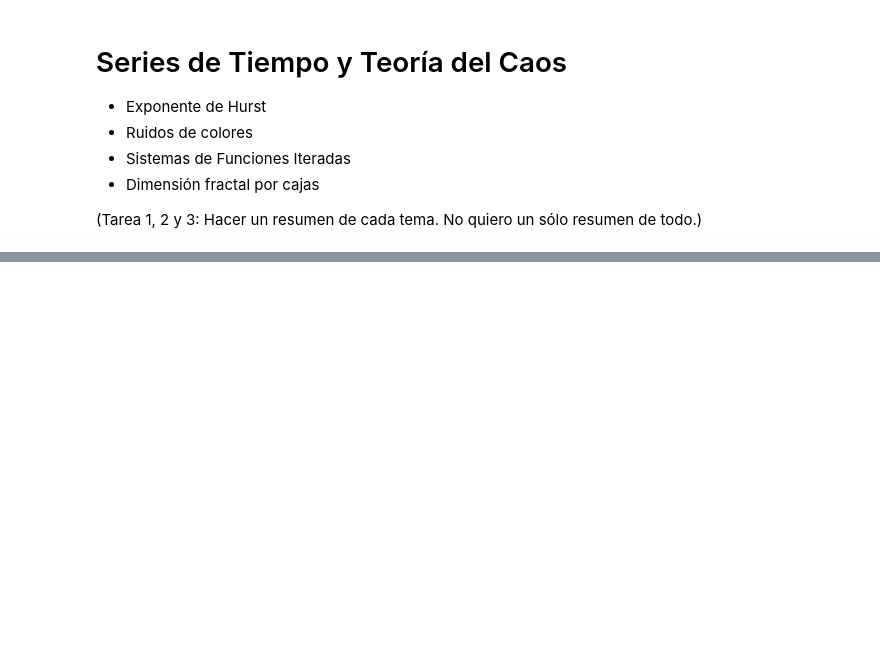
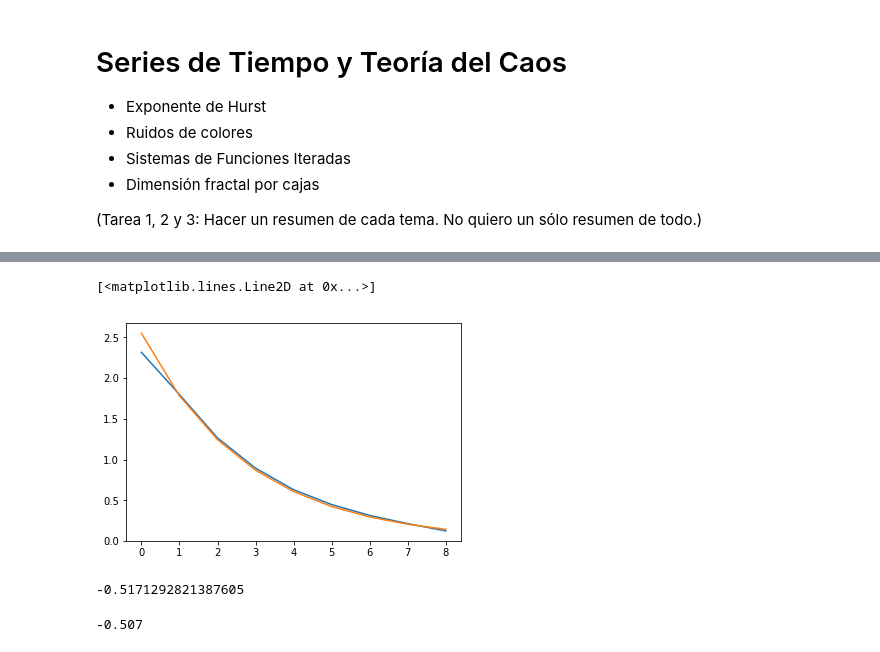
Before and after one commit to fhca/Series-de-Tiempo, a Jupyter notebook: exponente de chapotin.ipynb, the cells around one changed output, grey strips where cells are left out. Drawn from its saved outputs; the diff is of its cells as text; code cells hidden in the pictures; blank space fills up the shorter version.

```diff
--- a/exponente de chapotin.ipynb
+++ b/exponente de chapotin.ipynb
@@ -45,0 +66,21 @@ plt.plot(np.log(vs), np.log(e_chapotin_v), '*')
+# %%
+x = vs
+m, b = r
+k = 2**b
+plt.plot(e_chapotin_v)
+plt.plot(k * x**m)
+# %% [output]
+[<matplotlib.lines.Line2D at 0x...>]
+[figure, added]
+# %%
+m
+# %% [output]
+-0.5171292821387605
+# %%
+-0.511
+-0.565
+-0.530
+-0.507
+-0.517
+# %% [output]
+-0.507
```
Also changed, not shown: parts of 7 cells of this notebook, 1 other file.
